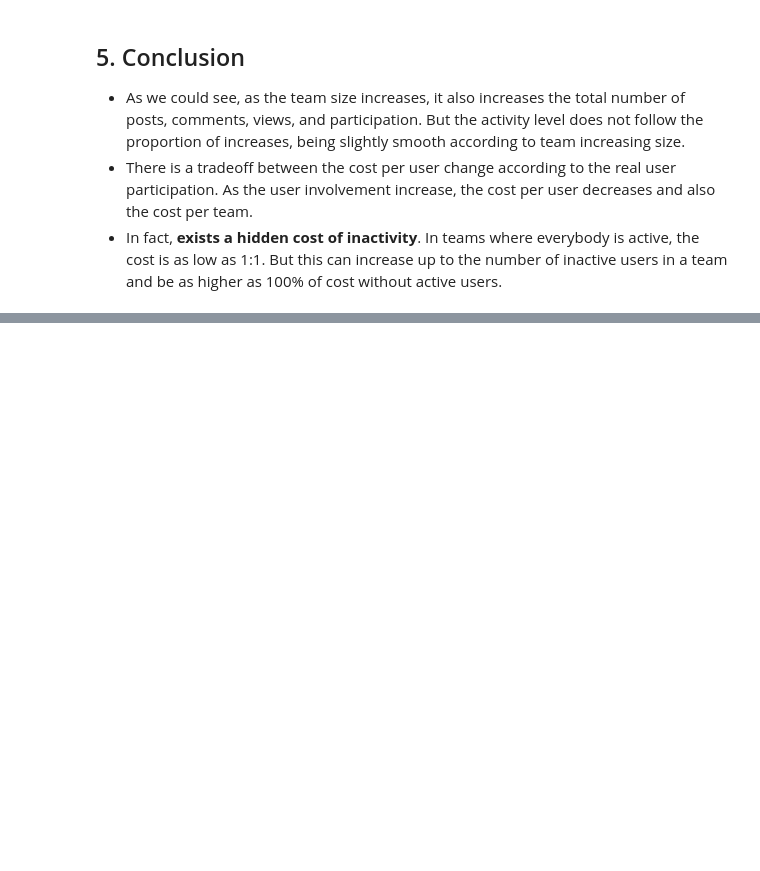
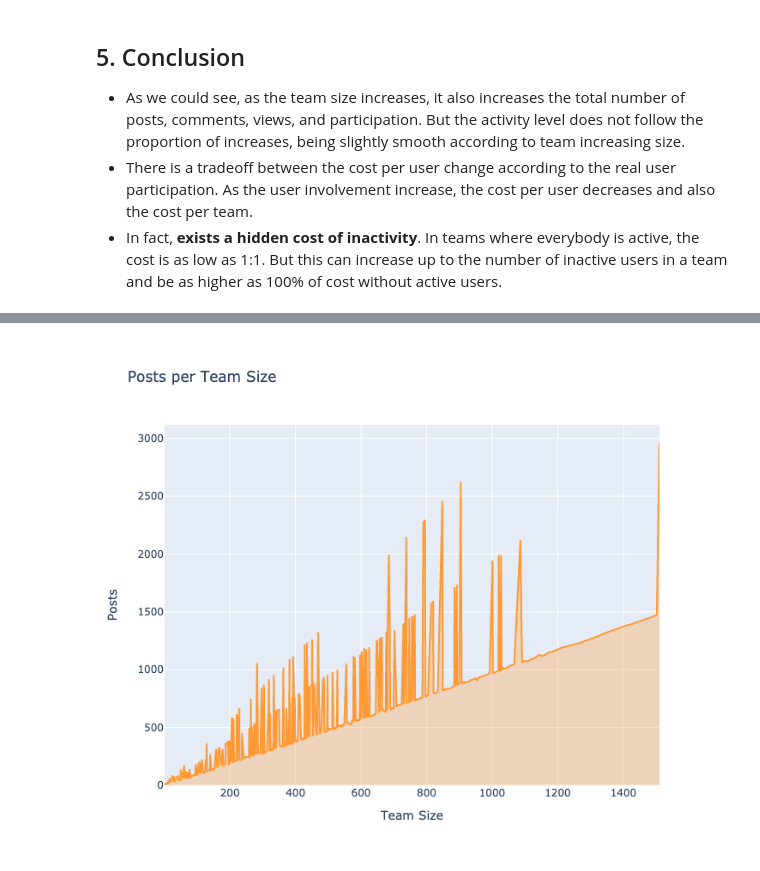
Before and after one commit to reisdebora/user-activity, a Jupyter notebook: notebook.ipynb, the cells around one changed output, grey strips where cells are left out. Drawn from its saved outputs; the diff is of its cells as text; code cells hidden in the pictures; blank space fills up the shorter version.

```diff
--- a/notebook.ipynb
+++ b/notebook.ipynb
@@ -303,0 +348,14 @@ As the number of inactive users increases by the team, it also increases the pro
+# %%
+# Posts per Team Size
+layout = cf.Layout(
+    height = 600,width = 800,
+    yaxis = dict(title = 'Posts'),
+    xaxis = dict(title = 'Team Size'),
+    title = 'Posts per Team Size'
+)
+
+fig = df.groupby(['users'],as_index=True)['posts'].sum().\
+    iplot(kind='scatter',fill=True,width=2,asFigure=True,layout = layout)
+fig.show()
+# %% [output]
+[figure, added]
```
Also changed, not shown: parts of 18 cells of this notebook, 2 other files.
